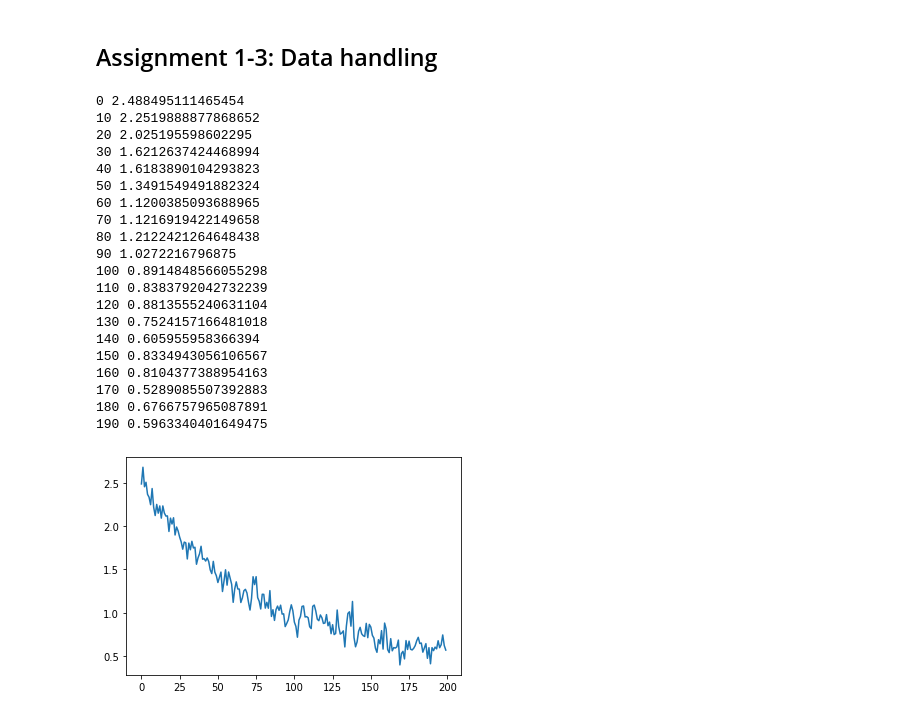
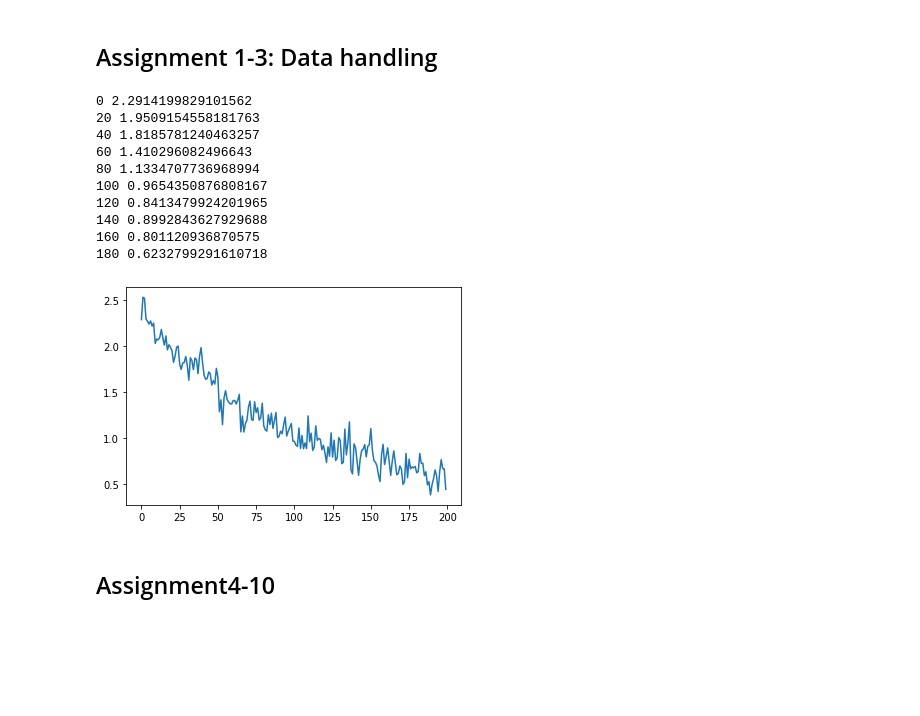
Before and after one commit to bxiong97/CPSC_533R_assignments, a Jupyter notebook: assignment/assignment1_collaborate.ipynb, the cells around one changed output. Cells and saved outputs as stored; diff of their text form; code cells hidden in the pictures; blank space fills up the shorter version.

```diff
--- a/assignment/assignment1_collaborate.ipynb
+++ b/assignment/assignment1_collaborate.ipynb
@@ -31,16 +16,0 @@ network = torchvision.models.resnet18(num_classes=10)
-# %%
-losses = []
-iterator = iter(loader)
-network = network.to('cuda')
-optimizer = optim.SGD(network.parameters(), lr=0.001)
-for i in range(200): #range(len(loader)):
-    batch = next(iterator)
-    preds = network(batch[0].cuda())
-    loss = nn.functional.cross_entropy(preds, batch[1].cuda())
-
-    optimizer.zero_grad()
-    loss.backward()
-    optimizer.step()
-    losses.append(loss.item())
-    if i%10==0:
-        print(i,losses[-1])
@@ -98,59 +40,55 @@ class modelRes18(nn.Module):
         self.backbone = torchvision.models.resnet18(num_classes=num_classes)
 
     def forward(self, input_dict):
-        tensor = input_dict["img"].cuda()
+        tensor = input_dict["img"]
         preds = self.backbone(tensor)
         return {"class": preds}
 
-def train_process(model, train_set):
-    loader = torch.utils.data.DataLoader(train_set, batch_size = 64, num_workers=0)
+def train_process(model, train_set, batch_size=32, cuda=True):
+    loader = torch.utils.data.DataLoader(train_set, batch_size = batch_size, num_workers=0)
     iterator = iter(loader)
     losses = []
+    if cuda:
+        model = model.cuda()
     optimizer = optim.SGD(model.parameters(), lr=0.001)
     for i in range(200): #range(len(loader)):
         batch = next(iterator)
+        if cuda:
+            for k, v in batch.items():
+                batch[k] = v.cuda()
         preds = model(batch)
-        loss = nn.functional.cross_entropy(preds["class"], batch["class"].cuda())
+        loss = nn.functional.cross_entropy(preds["class"], batch["class"])
 
         optimizer.zero_grad()
         loss.backward()
         optimizer.step()
         losses.append(loss.item())
-        if i%10==0:
+        if i%20==0:
             print(i,losses[-1])
     plt.plot(losses)
 # %%
 train_set = wrappedMinistDataset(
     root = './DatasetMNIST',
     train = True,
     download = False ,
     transform = transforms.Compose([
         transforms.ToTensor(),
         gray_to_color,
     ])
 )
-model = modelRes18(num_classes=10)
-model = model.to("cuda")
+model = modelRes18(num_classes=10).cuda()
 train_process(model, train_set)
 # %% [output]
-0 2.488495111465454
-10 2.2519888877868652
-20 2.025195598602295
-30 1.6212637424468994
-40 1.6183890104293823
-50 1.3491549491882324
-60 1.1200385093688965
-70 1.1216919422149658
-80 1.2122421264648438
-90 1.0272216796875
-100 0.8914848566055298
-110 0.8383792042732239
-120 0.8813555240631104
-130 0.7524157166481018
-140 0.605955958366394
-150 0.8334943056106567
-160 0.8104377388954163
-170 0.5289085507392883
-180 0.6766757965087891
-190 0.5963340401649475
+0 2.2914199829101562
+20 1.9509154558181763
+40 1.8185781240463257
+60 1.410296082496643
+80 1.1334707736968994
+100 0.9654350876808167
+120 0.8413479924201965
+140 0.8992843627929688
+160 0.801120936870575
+180 0.6232799291610718
-[figure, old version]
+[figure, new version]
+# %% [markdown]
+## Assignment4-10
```
Also changed, not shown: parts of 9 cells of this notebook.
